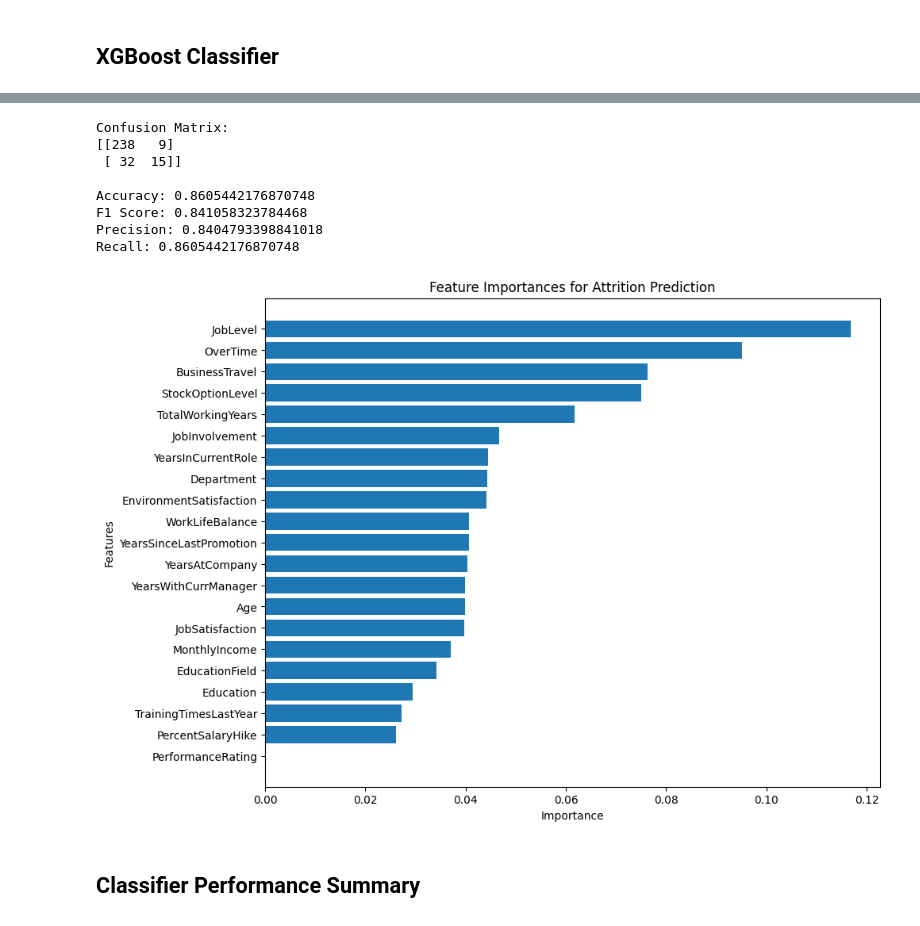
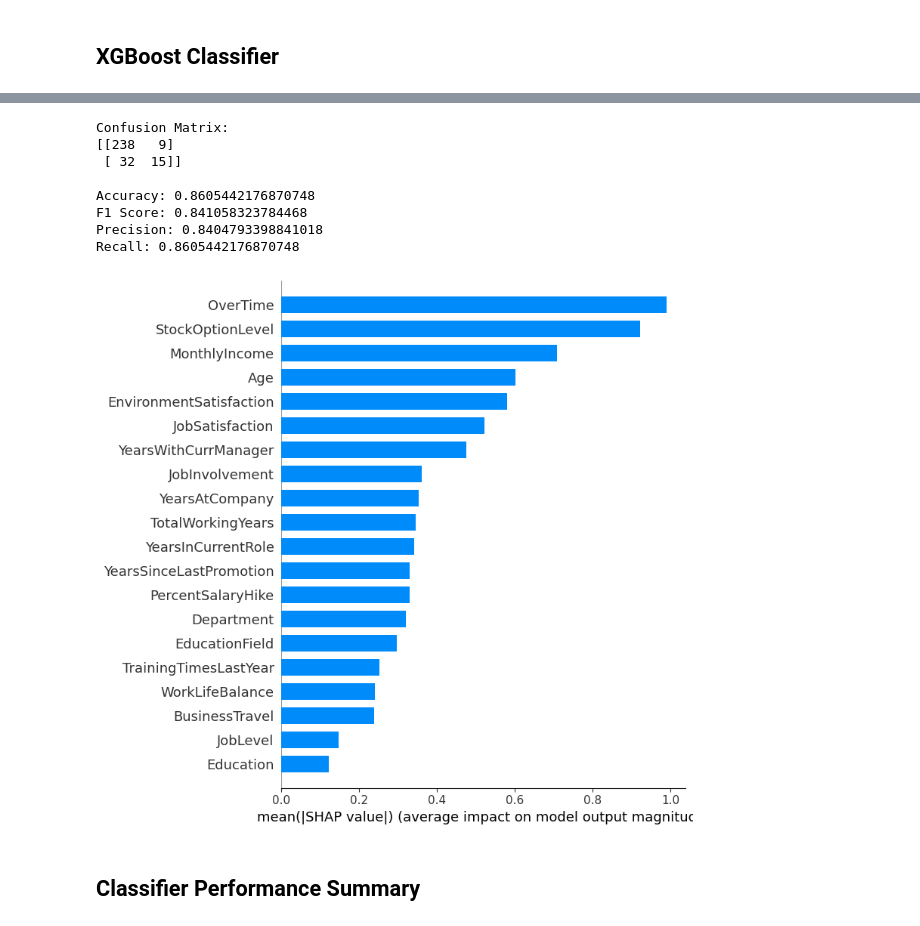
Before and after one commit to simsjarrod/MachineLearning_Employee-Churn, a Jupyter notebook: mlclassifiernb.ipynb, the cells around one changed output, grey strips where cells are left out. Cells and saved outputs as stored; diff of their text form; code cells hidden in the pictures.

Commit message:
Update feature importance plot shap

```diff
--- a/mlclassifiernb.ipynb
+++ b/mlclassifiernb.ipynb
@@ -201,9 +201,11 @@ Recall: 0.8299319727891157
 ## XGBoost Classifier
 # %%
 import numpy as np
+import shap
 import pandas as pd
 from sklearn.model_selection import StratifiedShuffleSplit
 import xgboost as xgb
+import matplotlib.pyplot as plt
 from sklearn.metrics import confusion_matrix, accuracy_score, f1_score, precision_score, recall_score
 
 
@@ -255,6 +257,7 @@ print("F1 Score:", f1)
 print("Precision:", precision)
 print("Recall:", recall)
 
+'''
 # Plot feature importances
 importance = clf.feature_importances_
 features = X.columns
@@ -271,4 +274,13 @@ plt.xlabel('Importance')
 plt.ylabel('Features')
 plt.title('Feature Importances for Attrition Prediction')
 plt.show()
+'''
+
+# Compute SHAP values and plot feature importance
+explainer = shap.Explainer(clf)
+shap_values = explainer(X_train)
+
+# Plot feature importance
+shap.summary_plot(shap_values, X_train, plot_type="bar", plot_size=0.3)
+plt.show()
 # %% [output]
@@ -278,12 +289,12 @@ Parameters: { "use_label_encoder" } are not used.
 Confusion Matrix:
 [[238   9]
  [ 32  15]]
 
 Accuracy: 0.8605442176870748
 F1 Score: 0.841058323784468
 Precision: 0.8404793398841018
 Recall: 0.8605442176870748
-[figure, old version]
+[figure, new version]
 # %% [markdown]
 ## Classifier Performance Summary
 # %%
```
Also changed, not shown: parts of 1 cell of this notebook, 4 other files.
